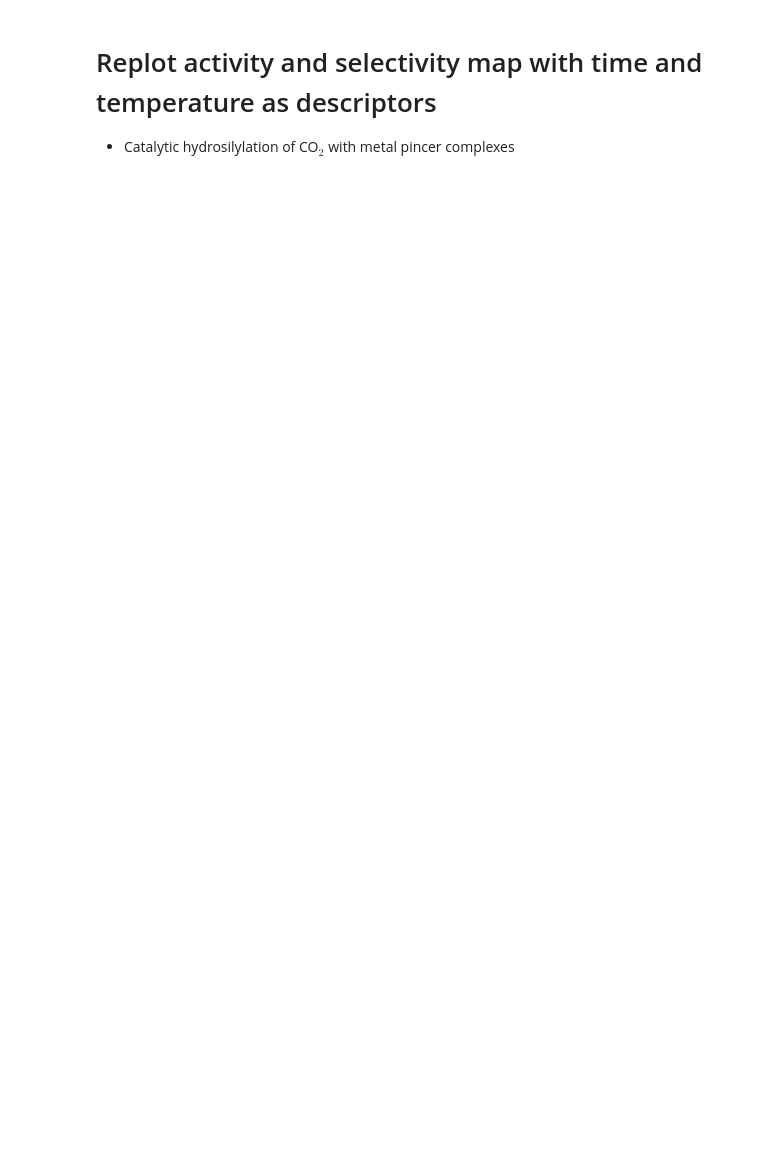
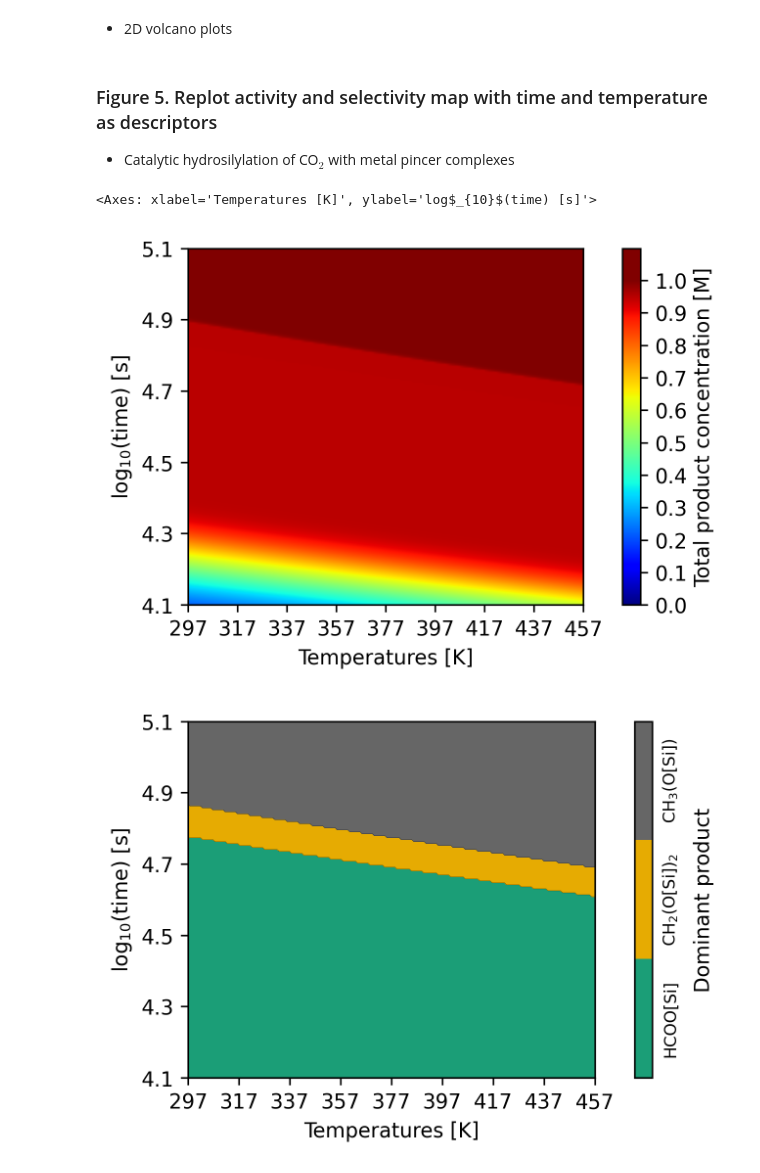
Before and after one commit to lcmd-epfl/mikimo, a Jupyter notebook: examples/example.ipynb, the cells around one changed output. Cells and saved outputs as stored; diff of their text form; code cells hidden in the pictures; blank space fills up the shorter version.

Commit message:
revise the examples to plot fig 3-5

```diff
--- a/examples/example.ipynb
+++ b/examples/example.ipynb
@@ -0,0 +112,2 @@
+# %% [markdown]
+- 2D volcano plots
@@ -1,20 +171,17 @@
 # %% [markdown]
-# Replot activity and selectivity map with time and temperature as descriptors
+### Figure 5. Replot activity and selectivity map with time and temperature as descriptors
 
 - Catalytic hydrosilylation of CO$_2$ with metal pincer complexes
 # %%
-import h5py
-from spectre.plot_function import plot_3d_np, plot_3d_contour_regions_np
-
 # read h5 files
-filename_activity = "data/data_a_tt.h5"
+filename_activity = "data/pincer_co2/data_a_tt.h5"
 with h5py.File(filename_activity, 'r') as f:
     group = f['data']
     temperatures_ = group['temperatures_'][:]
     times_ = group['times_'][:]
     agrid = group['agrid'][:]
 
-filename_selectivity = "data/data_s_tt.h5"
+filename_selectivity = "data/pincer_co2/data_s_tt.h5"
 with h5py.File(filename_selectivity, 'r') as f:
     group = f['data']
     temperatures_ = group['temperatures_'][:]
@@ -23,8 +190,8 @@ with h5py.File(filename_selectivity, 'r') as f:
 # %%
 # plot
 
-x1label = "temperatures [K]"
-x2label = "log10(time) [s]"
+x1label = "Temperatures [K]"
+x2label = "log$_{10}$(time) [s]"
 afilename = "Tt_activity_map.png"
 sfilename = "Tt_selectivity_map.png"
 alabel = "Total product concentration [M]"
@@ -38,35 +205,40 @@ plot_3d_np(
     temperatures_,
     times_,
     agrid,
-    agrid.min(),
-    agrid.max(),
+    0.0,
+    1.00,
     temperatures_.min(),
     temperatures_.max(),
     times_.min(),
     times_.max(),
     x1base,
     x2base,
     x1label=x1label,
     x2label=x2label,
     ylabel=alabel,
     filename=afilename,
+    cmap="jet"
 )
 
 plot_3d_contour_regions_np(
     temperatures_,
     times_,
     sgrid,
     temperatures_.min(),
     temperatures_.max(),
     times_.min(),
     times_.max(),
     x1base,
     x2base,
     x1label=x1label,
     x2label=x2label,
     ylabel=slabel,
     filename=sfilename,
     id_labels=product_id,
     nunique=len(product_id)
 )
+# %% [output]
+<Axes: xlabel='Temperatures [K]', ylabel='log$_{10}$(time) [s]'>
+[figure, added]
+[figure, added]
 # %% [markdown]
```
Also changed, not shown: parts of 14 cells of this notebook.
